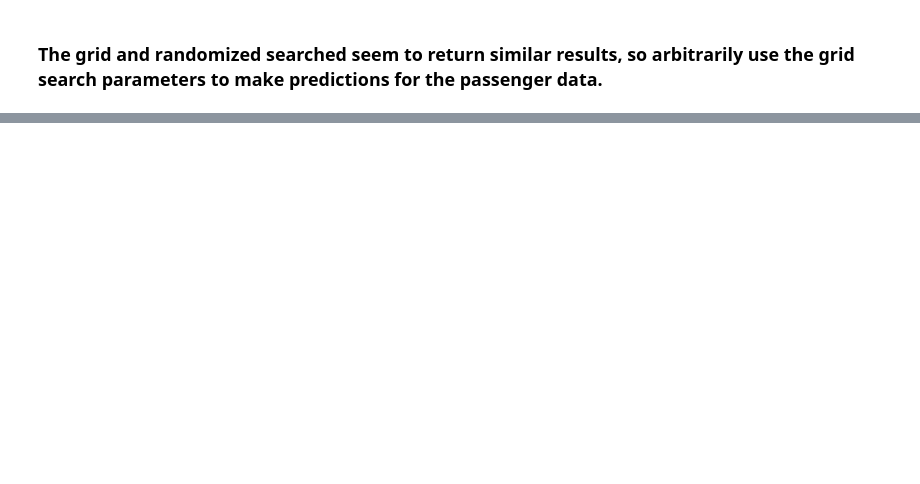
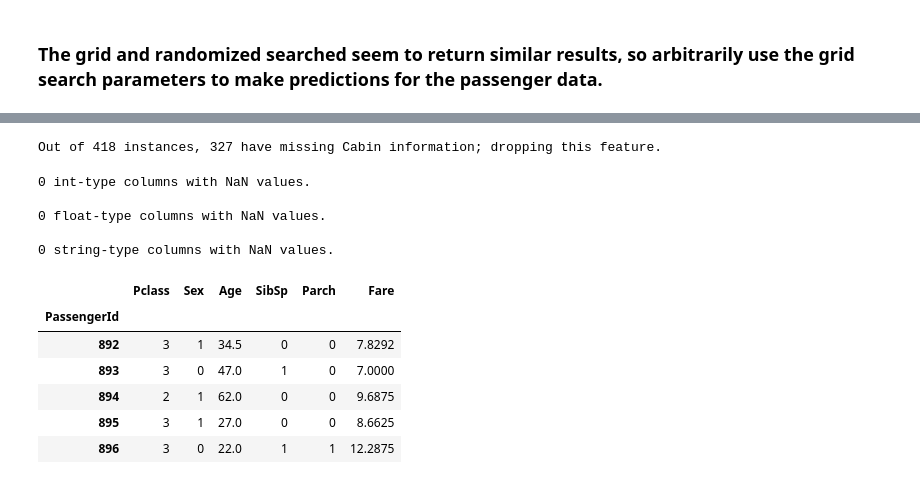
Before and after one commit to darrylgleason/Kaggle_Titanic, a Jupyter notebook: titanic.ipynb, the cells around one changed output, grey strips where cells are left out. Cells and saved outputs as stored; diff of their text form; code cells hidden in the pictures; blank space fills up the shorter version.

```diff
--- a/titanic.ipynb
+++ b/titanic.ipynb
@@ -443,0 +516,31 @@ print("with a score of %.3f" % model.best_score_)
+# %%
+# Contrary to the above K-S test, as an approximation, assume
+# the age data is normally distributed and replace all NaN
+# values with values randomly selected from a normal
+# distribution with the same mean and standard deviation
+# as the non-NaN value data.
+replace_with_normal(x_test, 'Age', MAGIC_SEED)
+
+# Set all ages below zero to zero (a consequence of choosing
+# ages from a normal distribution).
+x_test.loc[x_test['Age'] < 0, 'Age'] = 0.0
+
+# Replace the single NaN Fare to the median value.
+x_test.loc[:,'Fare'] = preprocessing.Imputer(strategy='median').fit_transform(df['Fare'].values.reshape(-1,1))
+# %%
+# Since the 'Cabin' feature is very sparse and since
+# it was dropped in the training data), drop this feature.
+print("Out of %d instances, %d have missing Cabin information; dropping this feature."
+      % (df.shape[0], sum(x_test['Cabin'].isna())))
+x_test.drop('Cabin', axis='columns', inplace=True)
+# %% [output]
+Out of 418 instances, 327 have missing Cabin information; dropping this feature.
+# %%
+# It seems unlikely that the passenger's name,
+# ticket number, or port of embarkation would
+# correlate with their survival. These features
+# were dropped in the training data, so drop them
+# here, as well.
+x_test.drop('Name', axis='columns', inplace=True)
+x_test.drop('Ticket', axis='columns', inplace=True)
+x_test.drop('Embarked', axis='columns', inplace=True)
@@ -443,0 +554,20 @@ print("with a score of %.3f" % model.best_score_)
+# %%
+# At this point, the DataFrame should be free of
+# missing values.
+nan_int_cols = gather_nan(x_test, "int")
+nan_float_cols = gather_nan(x_test, "float")
+nan_string_cols = gather_nan(x_test, "string")
+x_test.head()
+# %% [output]
+0 int-type columns with NaN values.
+
+0 float-type columns with NaN values.
+
+0 string-type columns with NaN values.
+|  | Pclass | Sex | Age | SibSp | Parch | Fare |
+| PassengerId |  |  |  |  |  |  |
+| 892 | 3 | 1 | 34.5 | 0 | 0 | 7.8292 |
+| 893 | 3 | 0 | 47.0 | 1 | 0 | 7.0000 |
+| 894 | 2 | 1 | 62.0 | 0 | 0 | 9.6875 |
+| 895 | 3 | 1 | 27.0 | 0 | 0 | 8.6625 |
+| 896 | 3 | 0 | 22.0 | 1 | 1 | 12.2875 |
```
Also changed, not shown: parts of 30 cells of this notebook.
